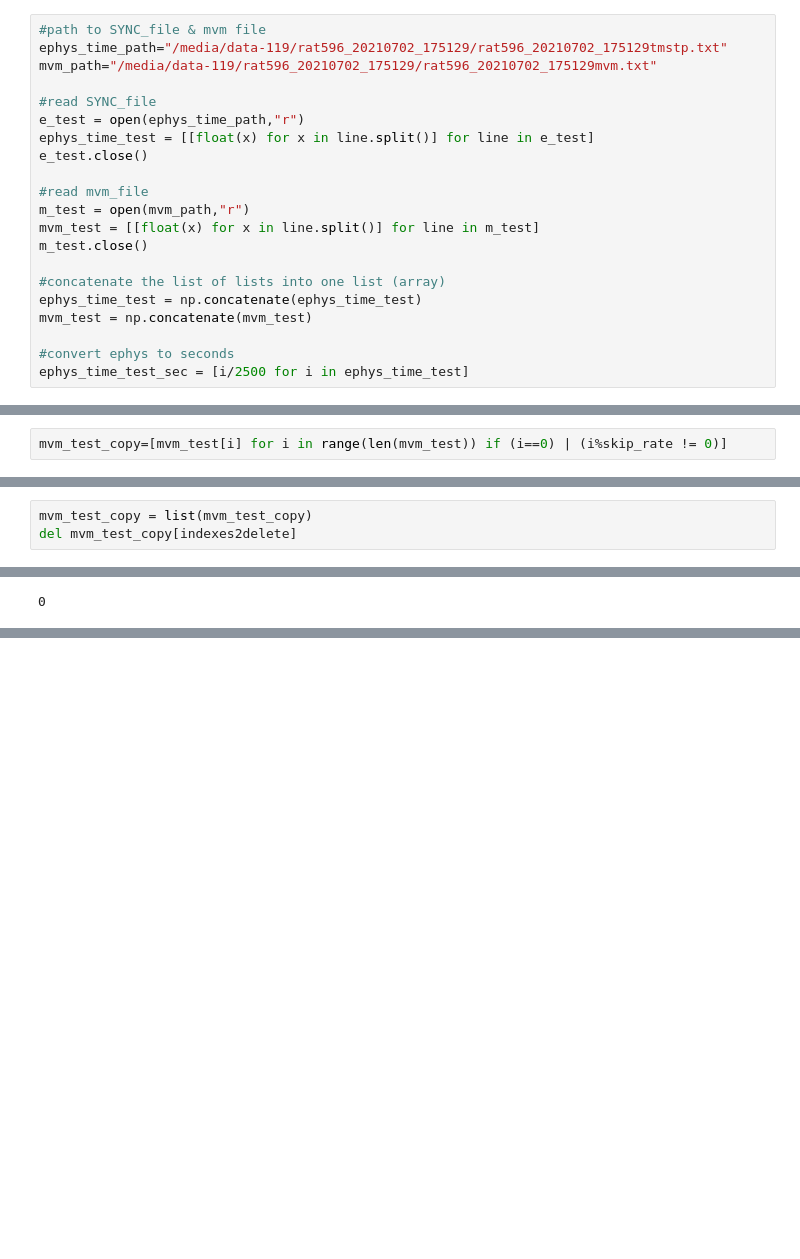
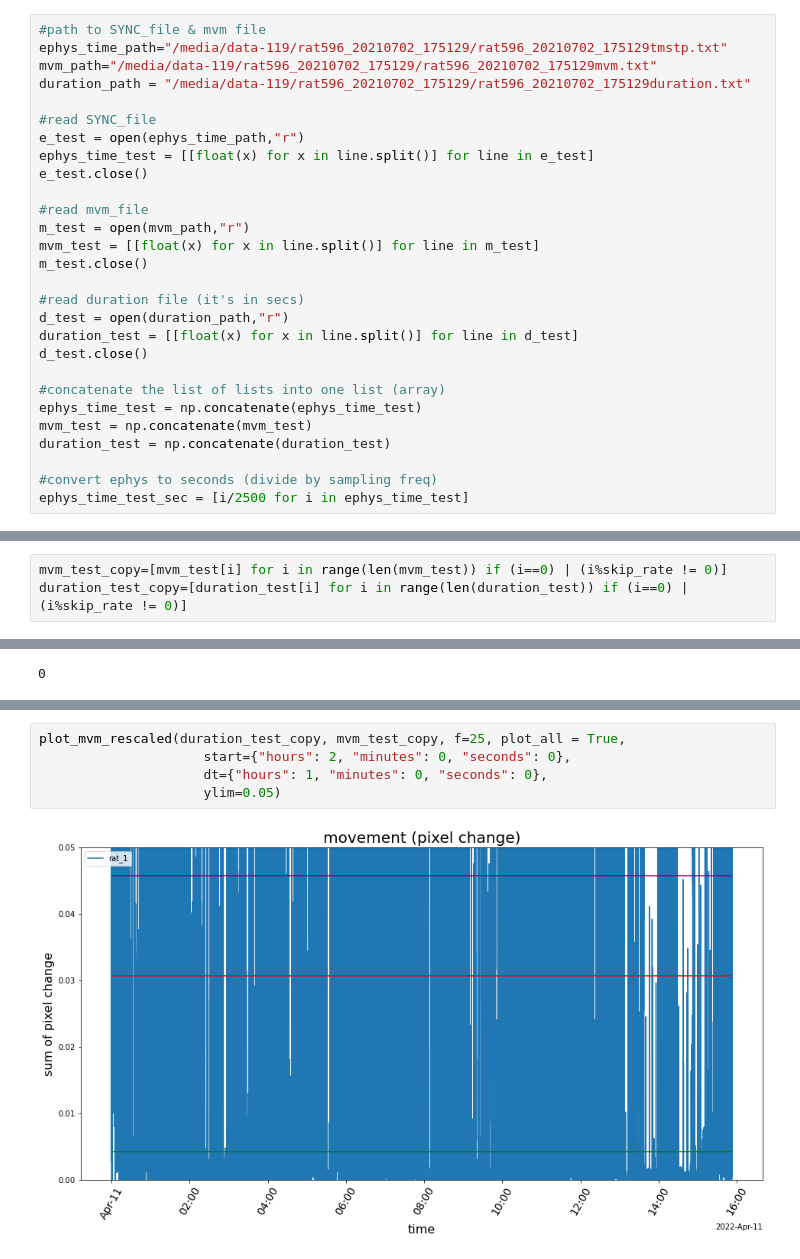
Before and after one commit to Ponyo2311/motion_detection_4ephys, a Jupyter notebook: rescale_frame_number.ipynb, the cells around one changed output, grey strips where cells are left out. Saved outputs shown, nothing was run; the diff lists cells and outputs as text; blank space fills up the shorter version.

```diff
--- a/rescale_frame_number.ipynb
+++ b/rescale_frame_number.ipynb
@@ -105,6 +120,7 @@ len(mvm_test)-len(ephys_time_test_sec)
 #path to SYNC_file & mvm file
 ephys_time_path="/media/data-119/rat596_20210702_175129/rat596_20210702_175129tmstp.txt"
 mvm_path="/media/data-119/rat596_20210702_175129/rat596_20210702_175129mvm.txt"
+duration_path = "/media/data-119/rat596_20210702_175129/rat596_20210702_175129duration.txt"
 
 #read SYNC_file
 e_test = open(ephys_time_path,"r")
@@ -116,11 +132,17 @@ m_test = open(mvm_path,"r")
 mvm_test = [[float(x) for x in line.split()] for line in m_test]
 m_test.close()
 
+#read duration file (it's in secs)
+d_test = open(duration_path,"r")
+duration_test = [[float(x) for x in line.split()] for line in d_test]
+d_test.close()
+
 #concatenate the list of lists into one list (array)
 ephys_time_test = np.concatenate(ephys_time_test)
 mvm_test = np.concatenate(mvm_test)
+duration_test = np.concatenate(duration_test)
 
-#convert ephys to seconds
+#convert ephys to seconds (divide by sampling freq)
 ephys_time_test_sec = [i/2500 for i in ephys_time_test]
 # %%
 len(mvm_test)/len(ephys_time_test_sec)
@@ -186,5 +209,6 @@ mvm_test_copy=copy.deepcopy(mvm_test)
 # %%
 mvm_test_copy=[mvm_test[i] for i in range(len(mvm_test)) if (i==0) | (i%skip_rate != 0)]
+duration_test_copy=[duration_test[i] for i in range(len(duration_test)) if (i==0) | (i%skip_rate != 0)]
 # %% [markdown]
 indexes2delete=[]
 for i in range(len(mvm_test)):
@@ -199,3 +225,0 @@ len(indexes2delete) #good number
-# %%
-mvm_test_copy = list(mvm_test_copy)
-del mvm_test_copy[indexes2delete]
@@ -210,0 +317,7 @@ np.savetxt("/media/data-119/rat596_20210702_175129/rat596_20210702_175129mvmCOPY
+# %%
+plot_mvm_rescaled(duration_test_copy, mvm_test_copy, f=25, plot_all = True,
+                     start={"hours": 2, "minutes": 0, "seconds": 0},
+                     dt={"hours": 1, "minutes": 0, "seconds": 0},
+                     ylim=0.05)
+# %% [output]
+[figure, added]
```
Also changed, not shown: parts of 28 cells of this notebook, 8 other files.
